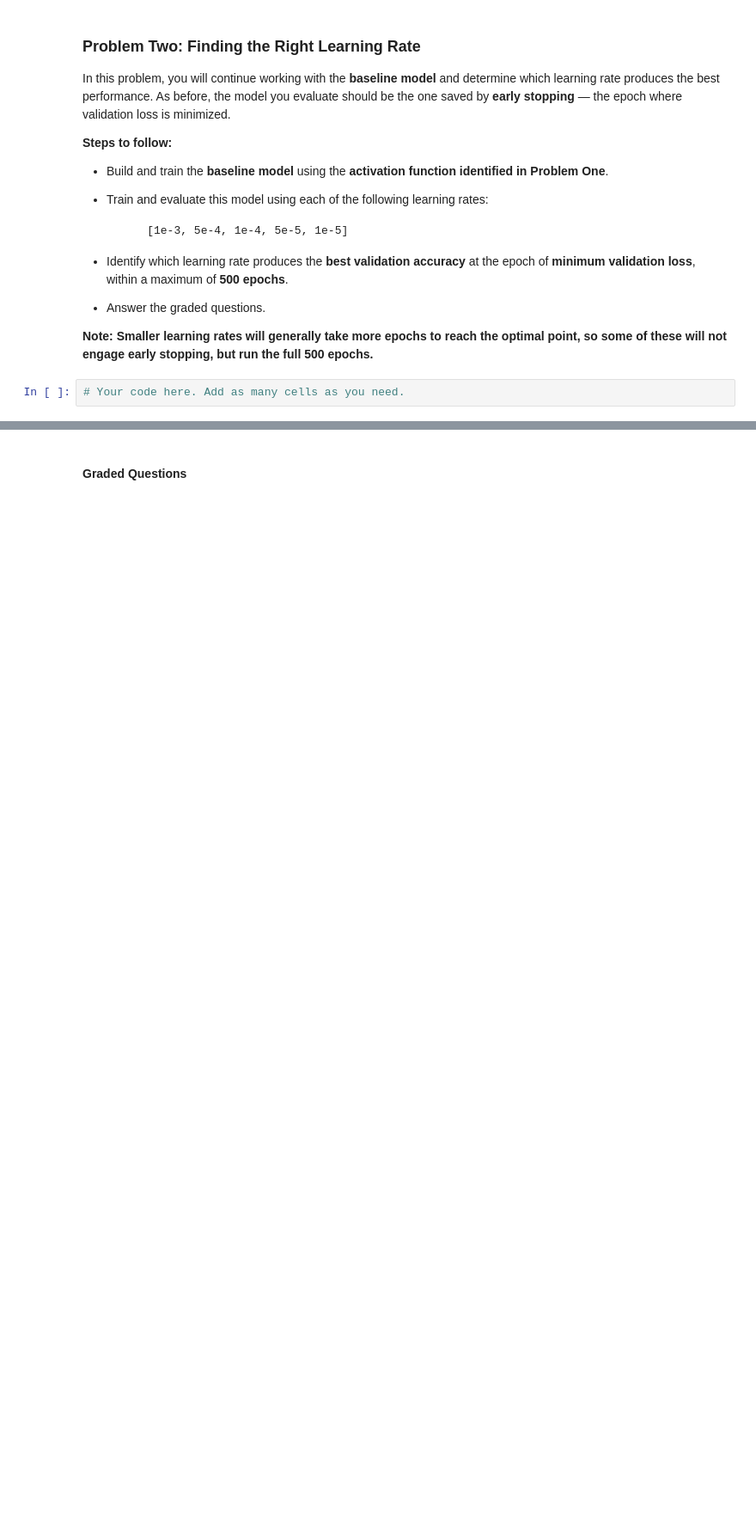
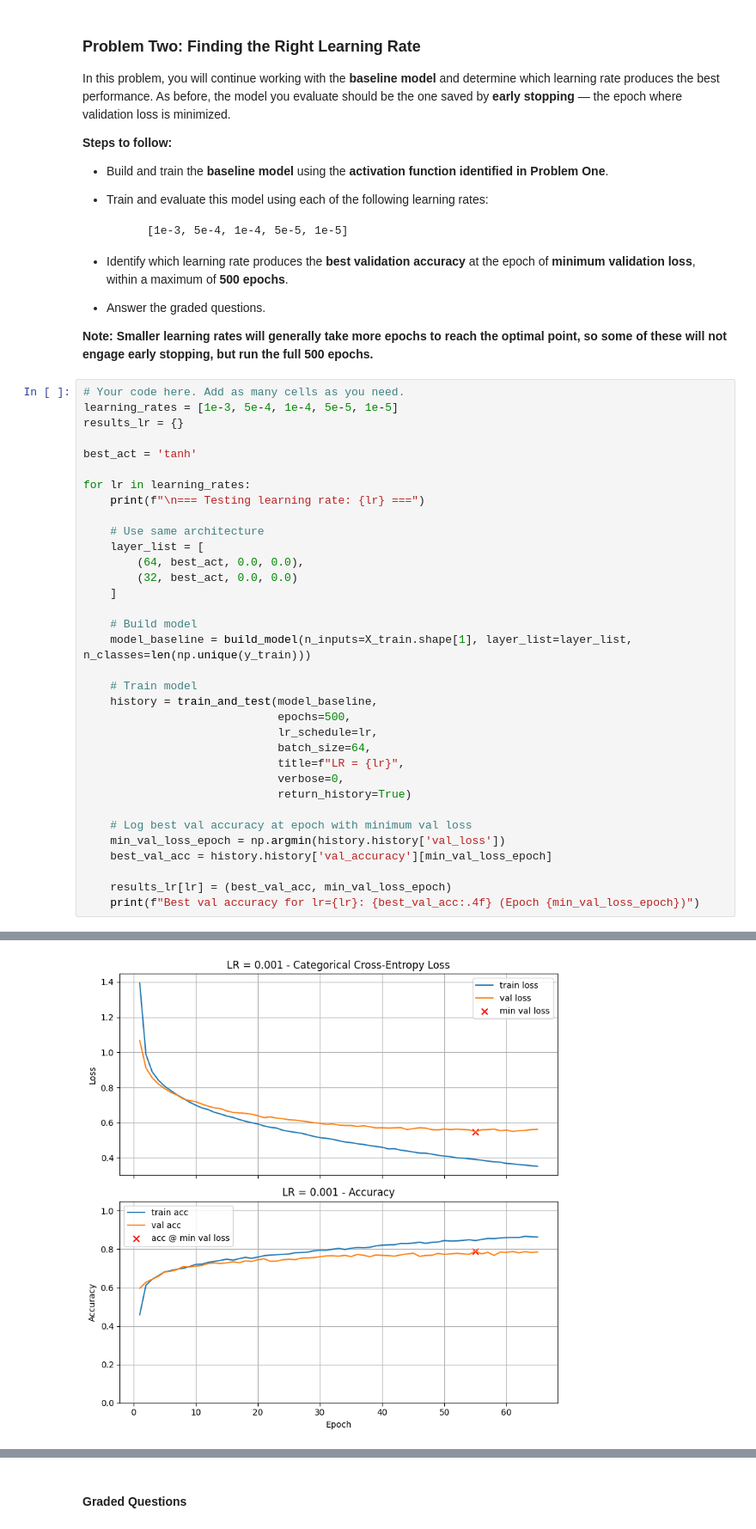
Before and after one commit to famorcam14/Module-7-Assignments, a Jupyter notebook: Homework_03.ipynb, the cells around one changed output, grey strips where cells are left out. Shown at 86% size. Saved outputs shown, nothing was run; the diff lists cells and outputs as text; blank space fills up the shorter version.

```diff
--- a/Homework_03.ipynb
+++ b/Homework_03.ipynb
@@ -450,3 +549,36 @@ In this problem, you will continue working with the **baseline model** and deter
 **Note: Smaller learning rates will generally take more epochs to reach the optimal point, so some of these will not engage early stopping, but run the full 500 epochs.**
 # %%
 # Your code here. Add as many cells as you need.
+learning_rates = [1e-3, 5e-4, 1e-4, 5e-5, 1e-5]
+results_lr = {}
+
+best_act = 'tanh'
+
+for lr in learning_rates:
+    print(f"\n=== Testing learning rate: {lr} ===")
+
+    # Use same architecture
+    layer_list = [
+        (64, best_act, 0.0, 0.0),
+        (32, best_act, 0.0, 0.0)
+    ]
+
+    # Build model
+    model_baseline = build_model(n_inputs=X_train.shape[1], layer_list=layer_list, n_classes=len(np.unique(y_train)))
+
+    # Train model
+    history = train_and_test(model_baseline,
+                             epochs=500,
+                             lr_schedule=lr,
+                             batch_size=64,
+                             title=f"LR = {lr}",
+                             verbose=0,
+                             return_history=True)
+
+    # Log best val accuracy at epoch with minimum val loss
+    min_val_loss_epoch = np.argmin(history.history['val_loss'])
+    best_val_acc = history.history['val_accuracy'][min_val_loss_epoch]
+
+    results_lr[lr] = (best_val_acc, min_val_loss_epoch)
+    print(f"Best val accuracy for lr={lr}: {best_val_acc:.4f} (Epoch {min_val_loss_epoch})")
+# %% [output]
@@ -452,0 +588 @@ In this problem, you will continue working with the **baseline model** and deter
+[figure, added]
```
Also changed, not shown: parts of 31 cells of this notebook.
